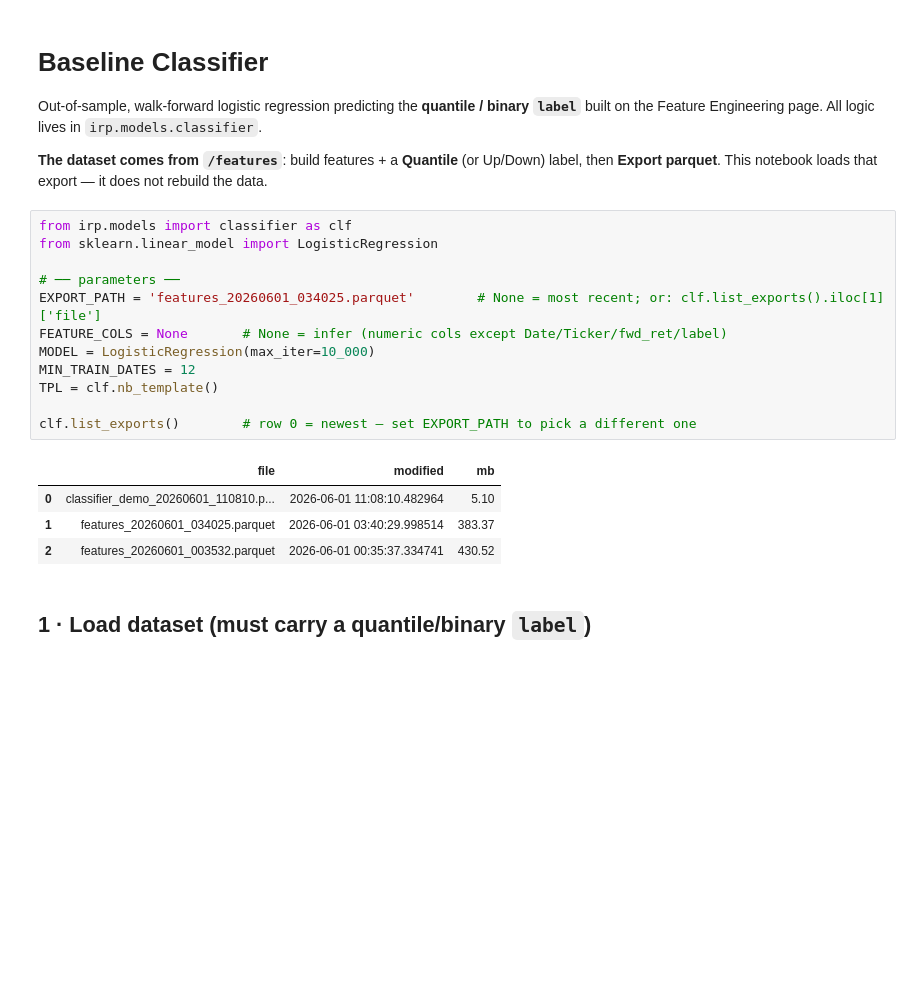
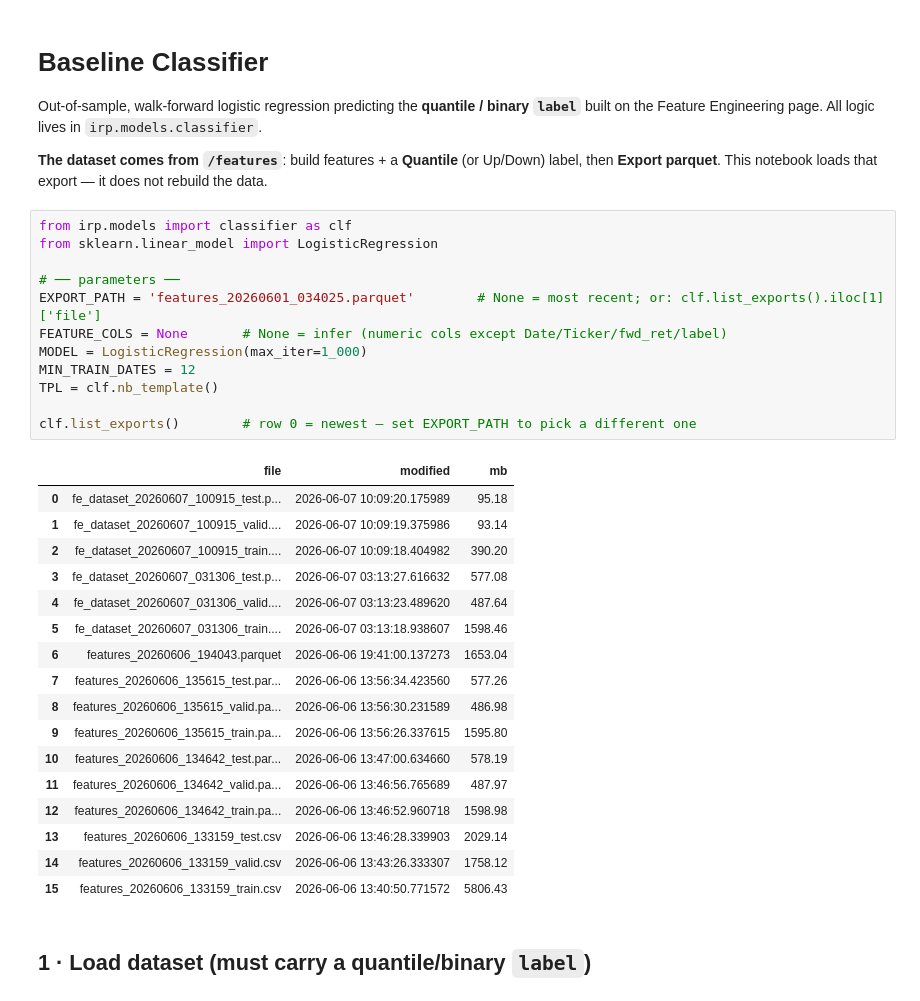
Before and after one commit to marcdumon/investment_research_platform, a Jupyter notebook: notebooks/baseline_classifier.ipynb, the cells around one changed output. Saved outputs shown, nothing was run; the diff lists cells and outputs as text; blank space fills up the shorter version.

```diff
--- a/notebooks/baseline_classifier.ipynb
+++ b/notebooks/baseline_classifier.ipynb
@@ -9,20 +9,33 @@ then **Export parquet**. This notebook loads that export — it does not rebuild
 # %%
 from irp.models import classifier as clf
 from sklearn.linear_model import LogisticRegression
 
 # ── parameters ──
 EXPORT_PATH = 'features_20260601_034025.parquet'        # None = most recent; or: clf.list_exports().iloc[1]['file']
 FEATURE_COLS = None       # None = infer (numeric cols except Date/Ticker/fwd_ret/label)
-MODEL = LogisticRegression(max_iter=10_000)
+MODEL = LogisticRegression(max_iter=1_000)
 MIN_TRAIN_DATES = 12
 TPL = clf.nb_template()
 
 clf.list_exports()        # row 0 = newest — set EXPORT_PATH to pick a different one
 # %% [output]
 |  | file | modified | mb |
-| 0 | classifier_demo_20260601_110810.p... | 2026-06-01 11:08:10.482964 | 5.10 |
-| 1 | features_20260601_034025.parquet | 2026-06-01 03:40:29.998514 | 383.37 |
-| 2 | features_20260601_003532.parquet | 2026-06-01 00:35:37.334741 | 430.52 |
+| 0 | fe_dataset_20260607_100915_test.p... | 2026-06-07 10:09:20.175989 | 95.18 |
+| 1 | fe_dataset_20260607_100915_valid.... | 2026-06-07 10:09:19.375986 | 93.14 |
+| 2 | fe_dataset_20260607_100915_train.... | 2026-06-07 10:09:18.404982 | 390.20 |
+| 3 | fe_dataset_20260607_031306_test.p... | 2026-06-07 03:13:27.616632 | 577.08 |
+| 4 | fe_dataset_20260607_031306_valid.... | 2026-06-07 03:13:23.489620 | 487.64 |
+| 5 | fe_dataset_20260607_031306_train.... | 2026-06-07 03:13:18.938607 | 1598.46 |
+| 6 | features_20260606_194043.parquet | 2026-06-06 19:41:00.137273 | 1653.04 |
+| 7 | features_20260606_135615_test.par... | 2026-06-06 13:56:34.423560 | 577.26 |
+| 8 | features_20260606_135615_valid.pa... | 2026-06-06 13:56:30.231589 | 486.98 |
+| 9 | features_20260606_135615_train.pa... | 2026-06-06 13:56:26.337615 | 1595.80 |
+| 10 | features_20260606_134642_test.par... | 2026-06-06 13:47:00.634660 | 578.19 |
+| 11 | features_20260606_134642_valid.pa... | 2026-06-06 13:46:56.765689 | 487.97 |
+| 12 | features_20260606_134642_train.pa... | 2026-06-06 13:46:52.960718 | 1598.98 |
+| 13 | features_20260606_133159_test.csv | 2026-06-06 13:46:28.339903 | 2029.14 |
+| 14 | features_20260606_133159_valid.csv | 2026-06-06 13:43:26.333307 | 1758.12 |
+| 15 | features_20260606_133159_train.csv | 2026-06-06 13:40:50.771572 | 5806.43 |
 # %% [markdown]
 ## 1 · Load dataset (must carry a quantile/binary `label`)
 # %%
```
Also changed, not shown: parts of 3 cells of this notebook, 3 other files.
